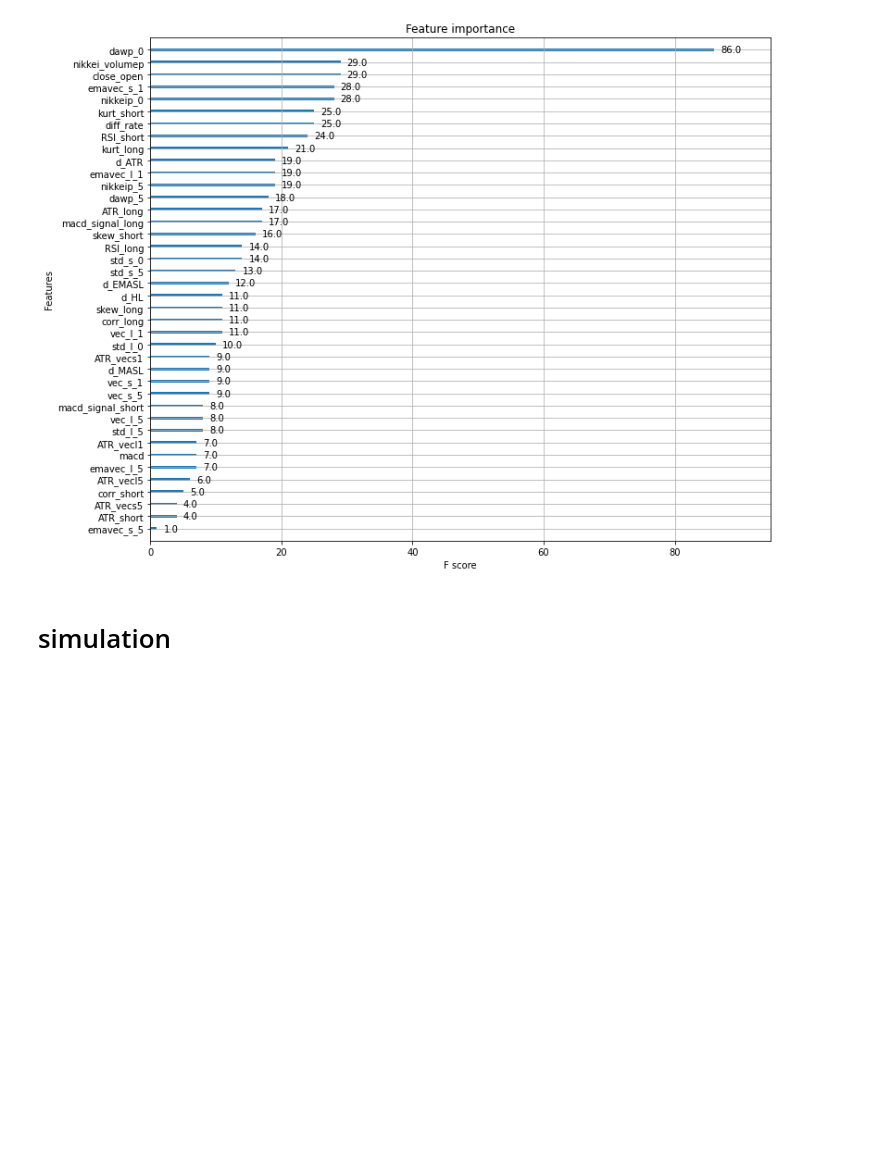
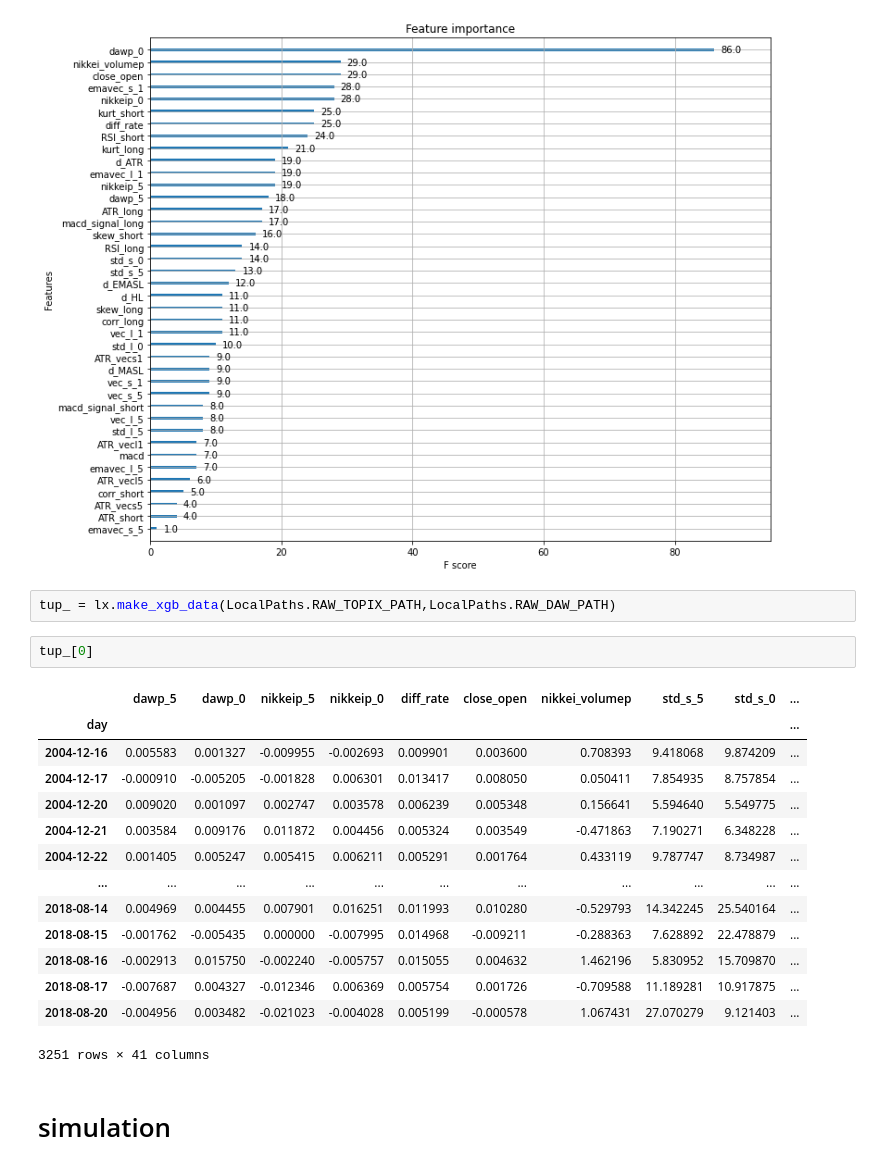
Before and after one commit to yodarjeering/my_code, a Jupyter notebook: main.ipynb, the cells around one changed output. Cells and saved outputs as stored; diff of their text form; blank space fills up the shorter version.

```diff
--- a/main.ipynb
+++ b/main.ipynb
@@ -34,6 +38,25 @@ lx.learn_xgb(LocalPaths.RAW_TOPIX_PATH,LocalPaths.RAW_DAW_PATH)
    macro avg       0.49      0.49      0.49       814
 weighted avg       0.49      0.49      0.49       814
 [figure]
+# %%
+tup_ = lx.make_xgb_data(LocalPaths.RAW_TOPIX_PATH,LocalPaths.RAW_DAW_PATH)
+# %%
+tup_[0]
+# %% [output]
+|  | dawp_5 | dawp_0 | nikkeip_5 | nikkeip_0 | diff_rate | close_open | nikkei_volumep | std_s_5 | std_s_0 | ... |
+| day |  |  |  |  |  |  |  |  |  | ... |
+| 2004-12-16 | 0.005583 | 0.001327 | -0.009955 | -0.002693 | 0.009901 | 0.003600 | 0.708393 | 9.418068 | 9.874209 | ... |
+| 2004-12-17 | -0.000910 | -0.005205 | -0.001828 | 0.006301 | 0.013417 | 0.008050 | 0.050411 | 7.854935 | 8.757854 | ... |
+| 2004-12-20 | 0.009020 | 0.001097 | 0.002747 | 0.003578 | 0.006239 | 0.005348 | 0.156641 | 5.594640 | 5.549775 | ... |
+| 2004-12-21 | 0.003584 | 0.009176 | 0.011872 | 0.004456 | 0.005324 | 0.003549 | -0.471863 | 7.190271 | 6.348228 | ... |
+| 2004-12-22 | 0.001405 | 0.005247 | 0.005415 | 0.006211 | 0.005291 | 0.001764 | 0.433119 | 9.787747 | 8.734987 | ... |
+| ... | ... | ... | ... | ... | ... | ... | ... | ... | ... | ... |
+| 2018-08-14 | 0.004969 | 0.004455 | 0.007901 | 0.016251 | 0.011993 | 0.010280 | -0.529793 | 14.342245 | 25.540164 | ... |
+| 2018-08-15 | -0.001762 | -0.005435 | 0.000000 | -0.007995 | 0.014968 | -0.009211 | -0.288363 | 7.628892 | 22.478879 | ... |
+| 2018-08-16 | -0.002913 | 0.015750 | -0.002240 | -0.005757 | 0.015055 | 0.004632 | 1.462196 | 5.830952 | 15.709870 | ... |
+| 2018-08-17 | -0.007687 | 0.004327 | -0.012346 | 0.006369 | 0.005754 | 0.001726 | -0.709588 | 11.189281 | 10.917875 | ... |
+| 2018-08-20 | -0.004956 | 0.003482 | -0.021023 | -0.004028 | 0.005199 | -0.000578 | 1.067431 | 27.070279 | 9.121403 | ... |
+3251 rows × 41 columns
 # %% [markdown]
 # simulation
 # %% [markdown]
```
Also changed, not shown: parts of 14 cells of this notebook, 15 other files.
